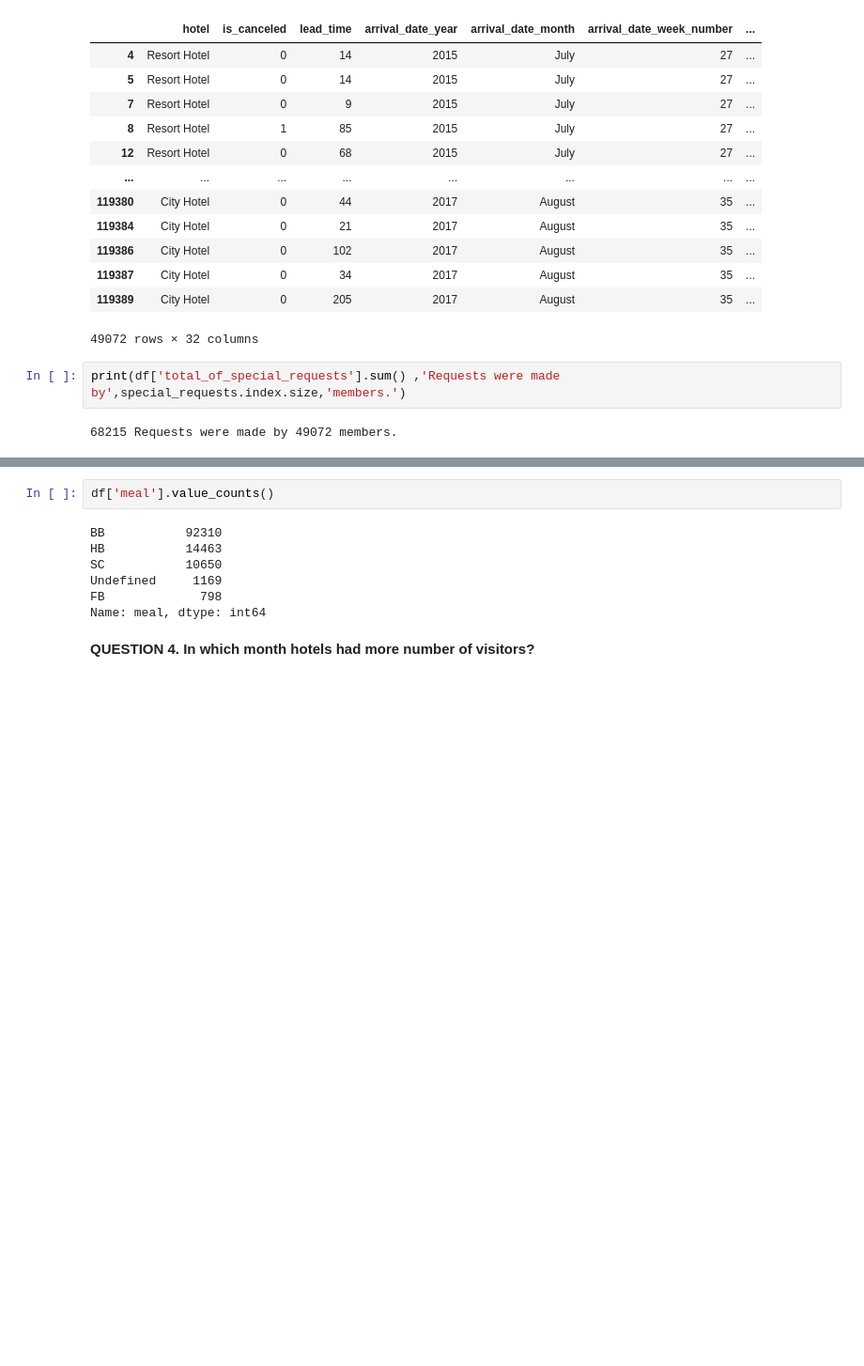
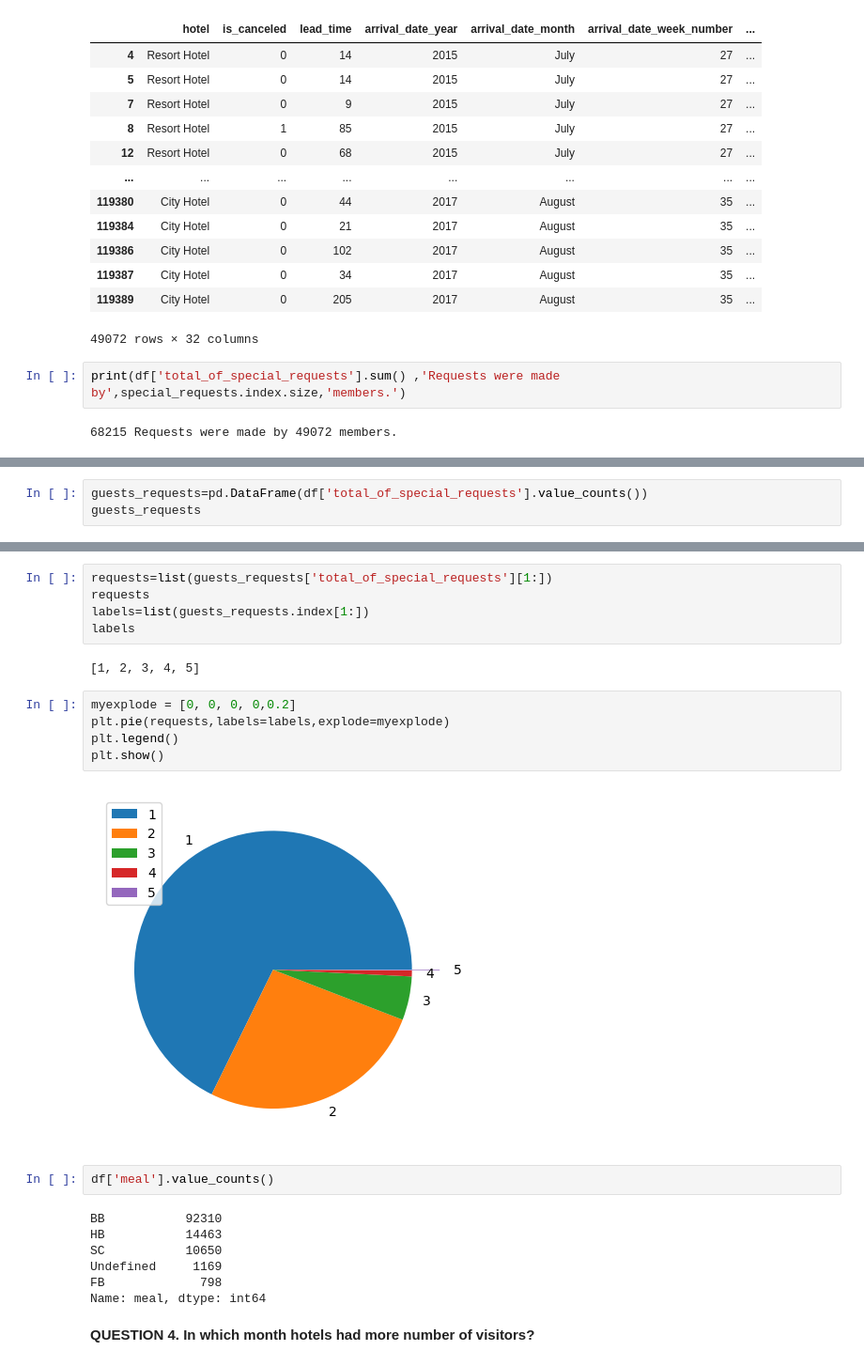
Before and after one commit to puttadharani/Data-surfers, a Jupyter notebook: 1st_project.ipynb, the cells around one changed output, grey strips where cells are left out. Shown at 94% size. Cells and saved outputs as stored; diff of their text form; blank space fills up the shorter version.

```diff
--- a/1st_project.ipynb
+++ b/1st_project.ipynb
@@ -641,0 +632,3 @@ Name: total_of_special_requests, dtype: int64
+# %%
+guests_requests=pd.DataFrame(df['total_of_special_requests'].value_counts())
+guests_requests
@@ -642,3 +643,17 @@ Name: total_of_special_requests, dtype: int64
+# %%
+requests=list(guests_requests['total_of_special_requests'][1:])
+requests
+labels=list(guests_requests.index[1:])
+labels
+# %% [output]
+[1, 2, 3, 4, 5]
+# %%
+myexplode = [0, 0, 0, 0,0.2]
+plt.pie(requests,labels=labels,explode=myexplode)
+plt.legend()
+plt.show()
+# %% [output]
+[figure, added]
 # %%
 df['meal'].value_counts()
 # %% [output]
```
Also changed, not shown: parts of 2 cells of this notebook.
